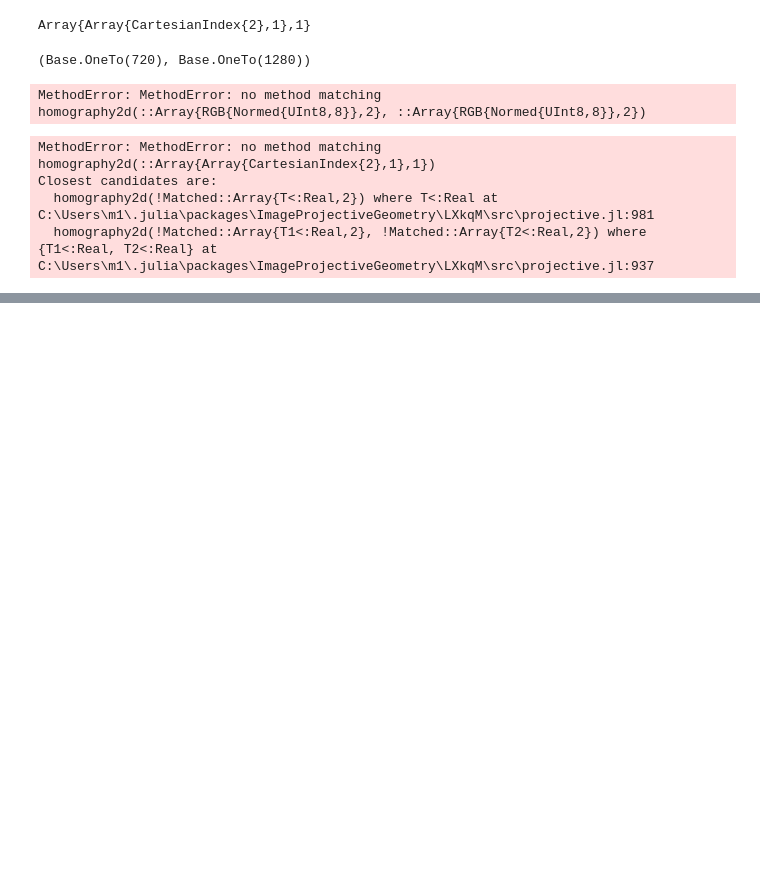
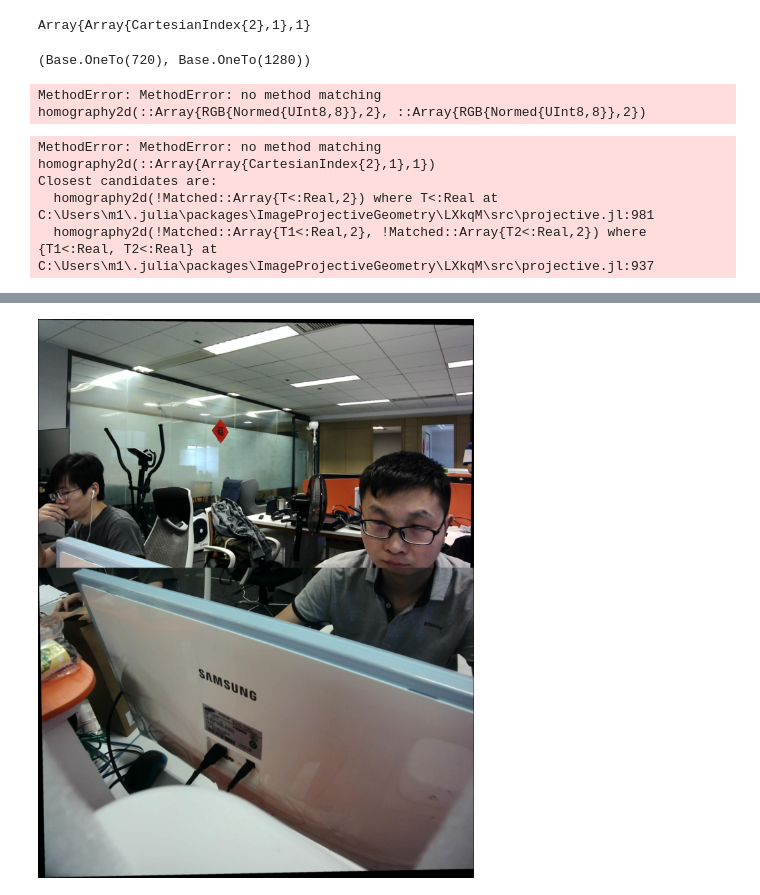
Before and after one commit to zsz00/stitcher.jl, a Jupyter notebook: sitch_1.ipynb, the cells around one changed output, grey strips where cells are left out. Cells and saved outputs as stored; diff of their text form; code cells hidden in the pictures; blank space fills up the shorter version.

```diff
--- a/sitch_1.ipynb
+++ b/sitch_1.ipynb
@@ -69,0 +134,4 @@ This code follows the normalised direct linear transformation  algorithm given b
+# %%
+img = vcat(img2, img1)
+# %% [output]
+[figure, added]
```
Also changed, not shown: parts of 9 cells of this notebook, 4 other files.
